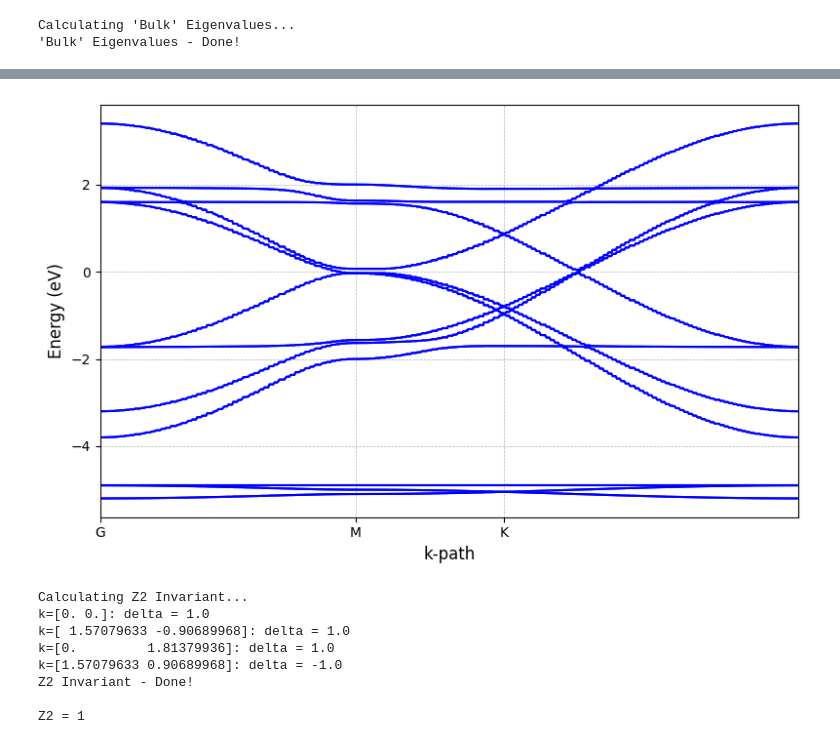
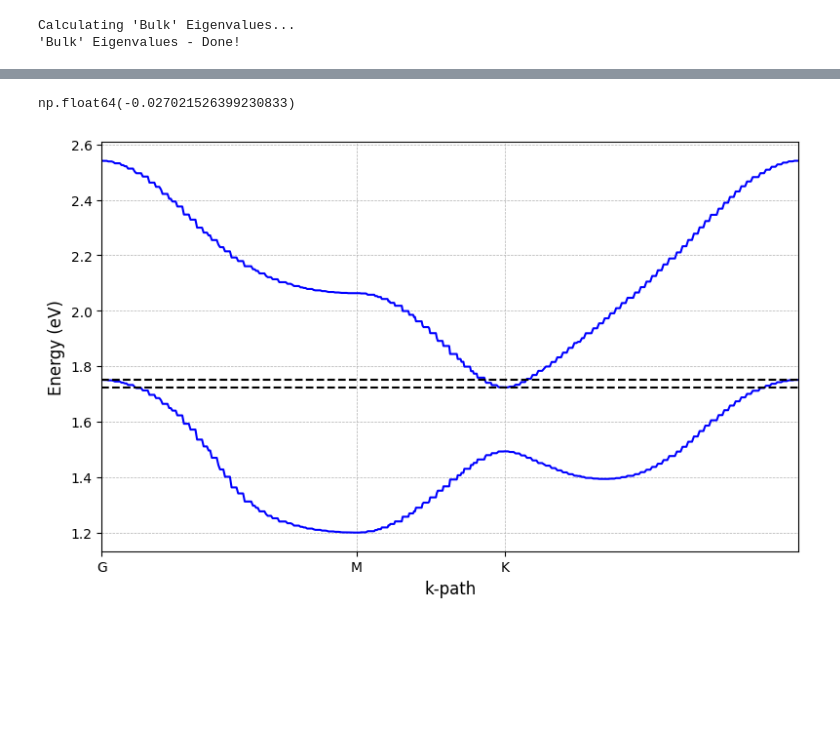
Before and after one commit to JaviLGPKE/topological_insulator, a Jupyter notebook: notebooks/project/group_IV/kagome/meta_organic_bulk_SOC.ipynb, the cells around one changed output, grey strips where cells are left out. Drawn from its saved outputs; the diff is of its cells as text; code cells hidden in the pictures; blank space fills up the shorter version.

```diff
--- a/notebooks/project/group_IV/kagome/meta_organic_bulk_SOC.ipynb
+++ b/notebooks/project/group_IV/kagome/meta_organic_bulk_SOC.ipynb
@@ -3,9 +3,6 @@ from topological_insulator import Problem
 
 structure_path = "../../../../../topological_insulator/data/structures/"
 structure_name = "kagome.json"
-material_path = "../../../../../topological_insulator/data/cases/"
-material_name = "MOF.json"
 
-problem = Problem(structure_path=structure_path, structure_name=structure_name,
-                  material_path=material_path, material_name=material_name
+problem = Problem(structure_path=structure_path, structure_name=structure_name
 )
@@ -46,3 +114,5 @@ problem.run(
 # %% [output]
 Calculating 'Bulk' Eigenvalues...
 'Bulk' Eigenvalues - Done!
+# %%
+invariants = problem.hamiltonian["bulk"]["topological_invariants"]
@@ -49,19 +124,13 @@ Calculating 'Bulk' Eigenvalues...
+# %%
+dE, E0, E1 = invariants.get_band_gap(22, 21, only_dE=False)
+dE
+# %% [output]
+np.float64(-0.027021526399230833)
 # %%
-tb_bulk.plot_band_structure(g)
+tb_bulk.plot_band_structure(g, [21, 22], energies=[E0, E1])
 # %% [output]
-[figure, old version]
+[figure, new version]
 # %%
-bands= [0, 1, 2, 3, 4, 5, 6, 7, 8, 9, 10, 11, 12, 13]
-wf = problem.hamiltonian["bulk"]["topological_invariants"]
-Z_2 = wf.Z2_invariant(bands=bands, print_deltas=True)
-print("")
-print(f"Z2 = {Z_2}")
+# Z_2 = invariants.Z2_invariant(bands= [23, 22], print_deltas=True)
+# print("")
+# print(f"Z2 = {Z_2}")
-# %% [output]
-Calculating Z2 Invariant...
-k=[0. 0.]: delta = 1.0
-k=[ 1.57079633 -0.90689968]: delta = 1.0
-k=[0.         1.81379936]: delta = 1.0
-k=[1.57079633 0.90689968]: delta = -1.0
-Z2 Invariant - Done!
-
-Z2 = 1
```
Also changed, not shown: parts of 5 cells of this notebook, 6 other files.
